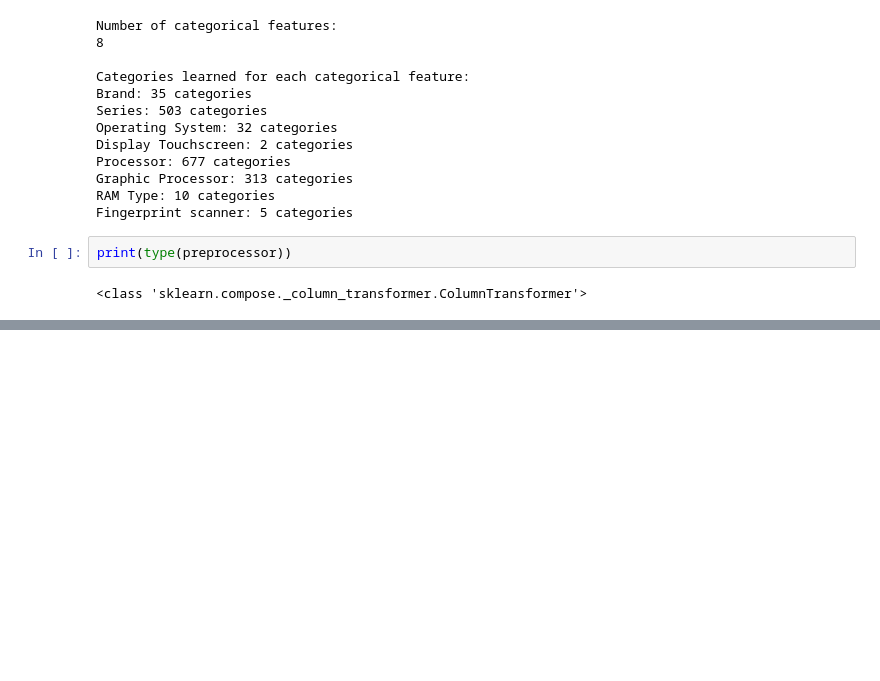
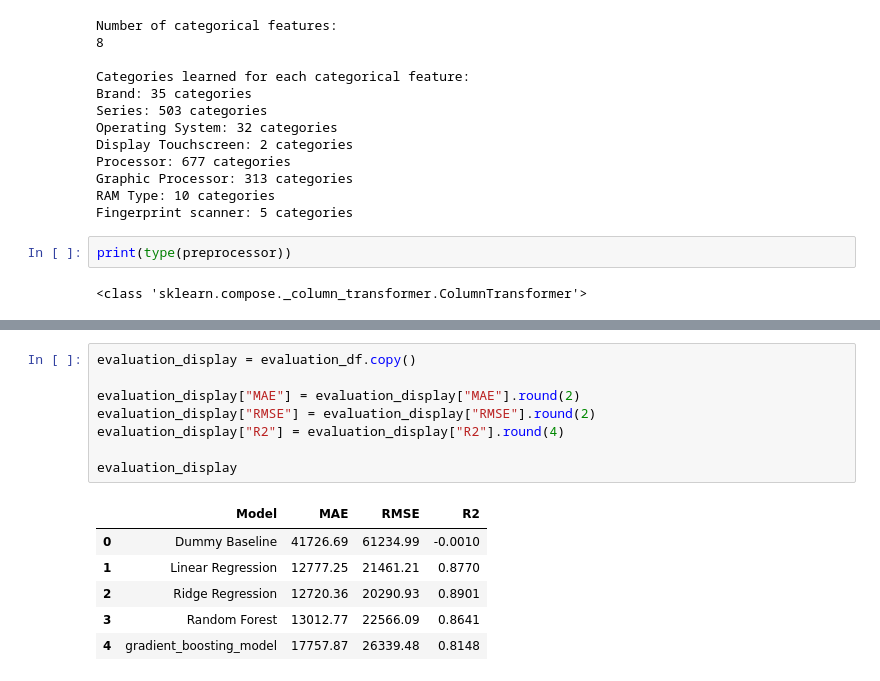
Before and after one commit to Sandeep-060/LaptopWise, a Jupyter notebook: notebooks/05_ml_pipeline.ipynb, the cells around one changed output, grey strips where cells are left out. Cells and saved outputs as stored; diff of their text form; blank space fills up the shorter version.

```diff
--- a/notebooks/05_ml_pipeline.ipynb
+++ b/notebooks/05_ml_pipeline.ipynb
@@ -304,0 +599,15 @@ print(type(preprocessor))
+# %%
+evaluation_display = evaluation_df.copy()
+
+evaluation_display["MAE"] = evaluation_display["MAE"].round(2)
+evaluation_display["RMSE"] = evaluation_display["RMSE"].round(2)
+evaluation_display["R2"] = evaluation_display["R2"].round(4)
+
+evaluation_display
+# %% [output]
+|  | Model | MAE | RMSE | R2 |
+| 0 | Dummy Baseline | 41726.69 | 61234.99 | -0.0010 |
+| 1 | Linear Regression | 12777.25 | 21461.21 | 0.8770 |
+| 2 | Ridge Regression | 12720.36 | 20290.93 | 0.8901 |
+| 3 | Random Forest | 13012.77 | 22566.09 | 0.8641 |
+| 4 | gradient_boosting_model | 17757.87 | 26339.48 | 0.8148 |
```
Also changed, not shown: parts of 35 cells of this notebook.
